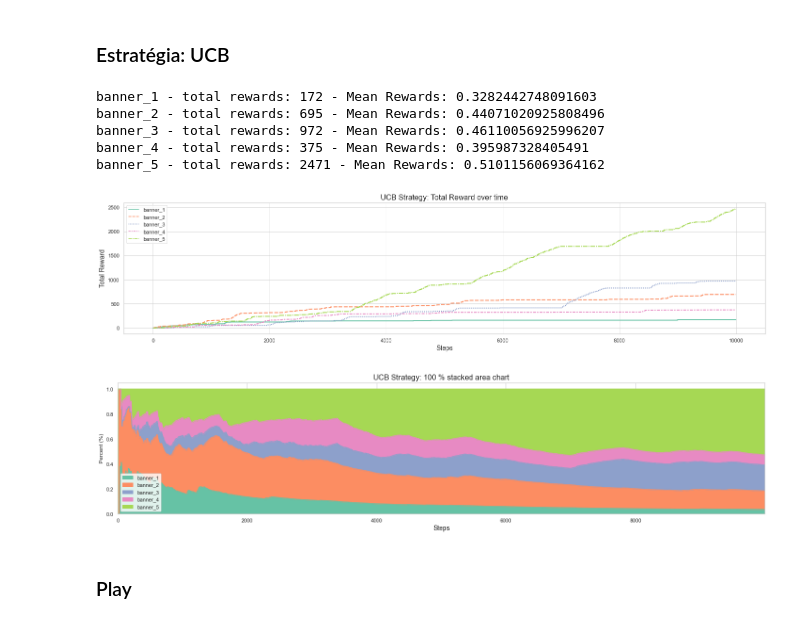
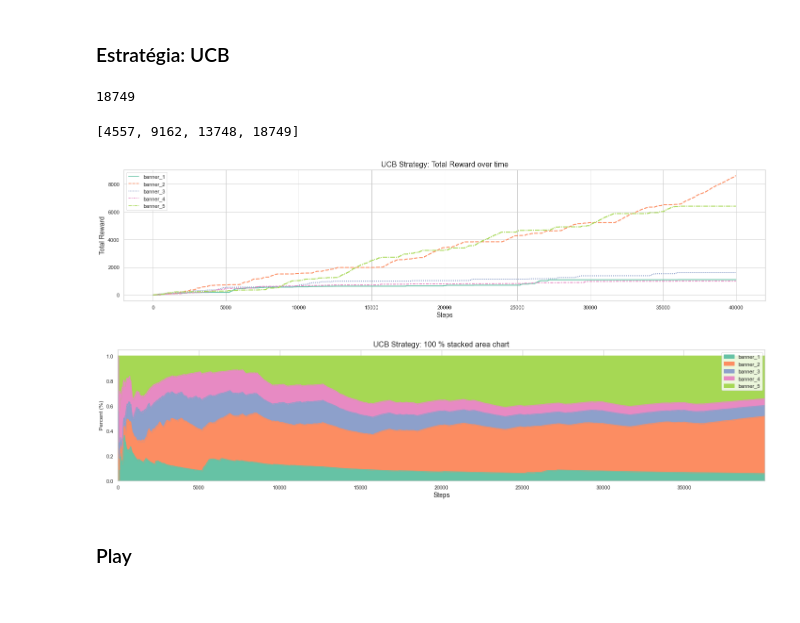
Before and after one commit to mpertence/multi_armed_bandit_simulation, a Jupyter notebook: mab_simulation.ipynb, the cells around one changed output. Cells and saved outputs as stored; diff of their text form; code cells hidden in the pictures.

```diff
--- a/mab_simulation.ipynb
+++ b/mab_simulation.ipynb
@@ -242,20 +269,24 @@ mab_ucb.create_arm(name="banner_3", click_prob=0.15, purchase_prob=0.1)
 mab_ucb.create_arm(name="banner_4", click_prob=0.2, purchase_prob=0.06)
 mab_ucb.create_arm(name="banner_5", click_prob=0.13, purchase_prob=0.12)
 # %%
-ucb_rewards = play(ucb_bandit, 10000)
+mab_ucb.play(10000)
-# %% [output]
-banner_1 - total rewards: 172 - Mean Rewards: 0.3282442748091603
-banner_2 - total rewards: 695 - Mean Rewards: 0.44071020925808496
-banner_3 - total rewards: 972 - Mean Rewards: 0.46110056925996207
-banner_4 - total rewards: 375 - Mean Rewards: 0.395987328405491
-banner_5 - total rewards: 2471 - Mean Rewards: 0.5101156069364162
+# %%
+mab_ucb.get_total_reward()
+# %% [output]
+18749
+# %%
+ucb_rewards = mab_ucb.reward_history
+# %%
+mab_ucb.total_reward_history
+# %% [output]
+[4557, 9162, 13748, 18749]
 # %%
-plot_total_reward_over_time("UCB" ,ucb_rewards,arms)
+plot_total_reward_over_time("UCB" ,ucb_rewards,mab_ucb.arms)
 # %% [output]
-[figure, old version]
+[figure, new version]
 # %%
-plot_share_arms_over_time("UCB" ,ucb_rewards,arms)
+plot_share_arms_over_time("UCB" ,ucb_rewards,mab_ucb.arms)
 # %% [output]
-[figure, old version]
+[figure, new version]
 # %% [markdown]
 ### Play
```
Also changed, not shown: parts of 39 cells of this notebook, 2 other files.
